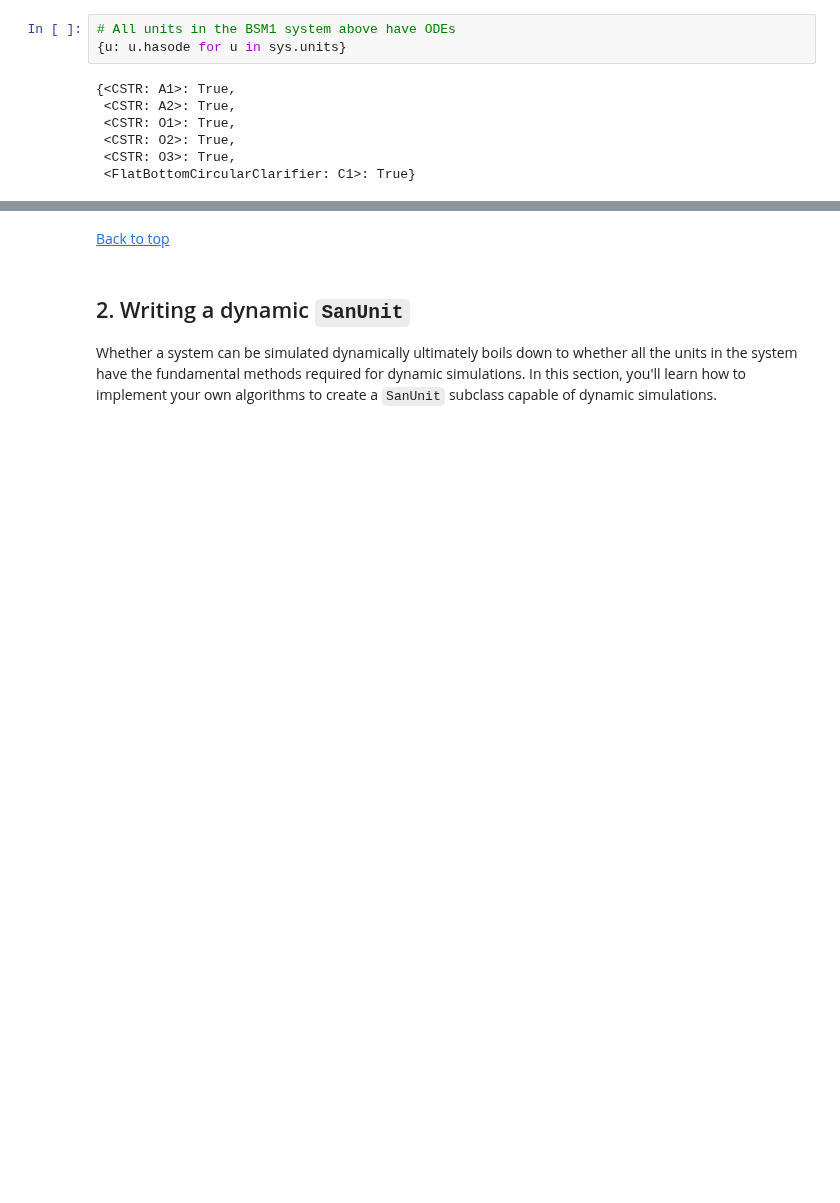
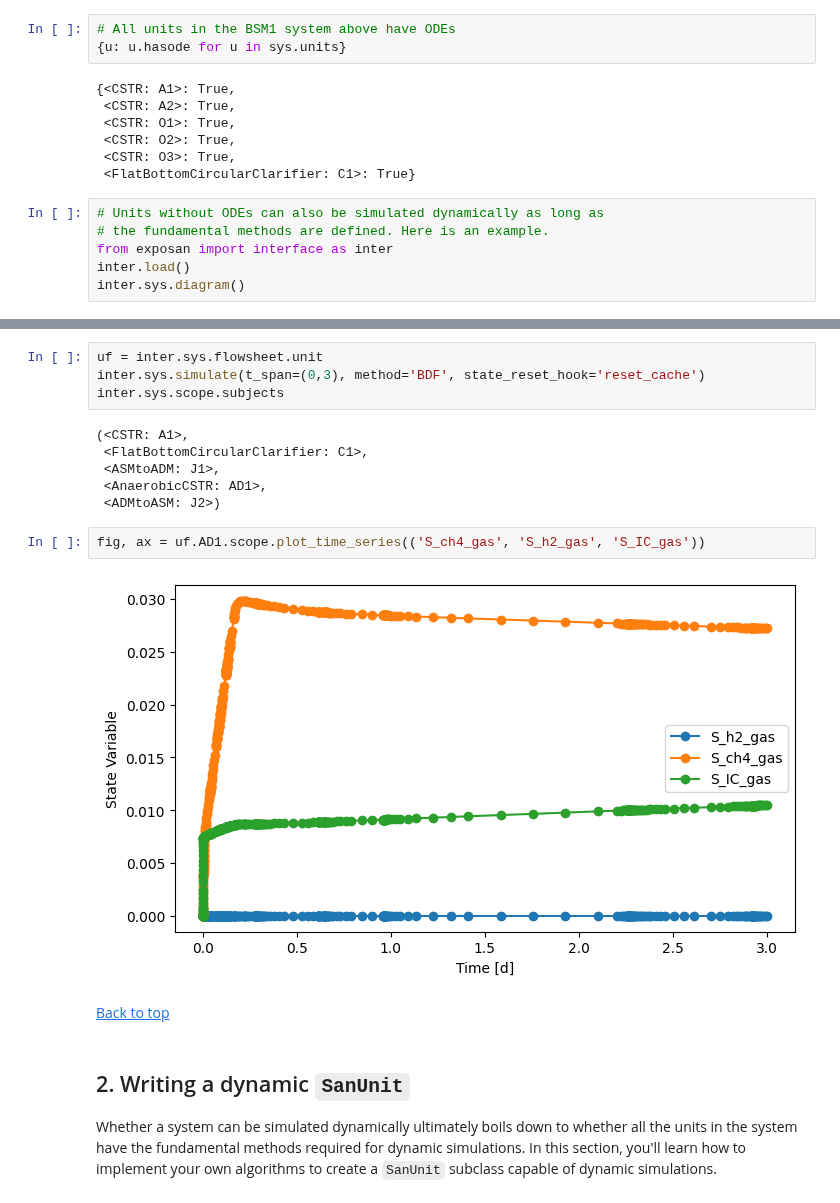
Before and after one commit to QSD-Group/QSDsan, a Jupyter notebook: docs/source/tutorials/11_Dynamic_Simulation.ipynb, the cells around one changed output, grey strips where cells are left out. Cells and saved outputs as stored; diff of their text form; blank space fills up the shorter version.

```diff
--- a/docs/source/tutorials/11_Dynamic_Simulation.ipynb
+++ b/docs/source/tutorials/11_Dynamic_Simulation.ipynb
@@ -246,3 +261,9 @@ It's ultimately the user's decision whether a system should be run dynamically.
  <CSTR: O2>: True,
  <CSTR: O3>: True,
  <FlatBottomCircularClarifier: C1>: True}
+# %%
+# Units without ODEs can also be simulated dynamically as long as
+# the fundamental methods are defined. Here is an example.
+from exposan import interface as inter
+inter.load()
+inter.sys.diagram()
@@ -249,3 +286,17 @@ It's ultimately the user's decision whether a system should be run dynamically.
+# %%
+uf = inter.sys.flowsheet.unit
+inter.sys.simulate(t_span=(0,3), method='BDF', state_reset_hook='reset_cache')
+inter.sys.scope.subjects
+# %% [output]
+(<CSTR: A1>,
+ <FlatBottomCircularClarifier: C1>,
+ <ASMtoADM: J1>,
+ <AnaerobicCSTR: AD1>,
+ <ADMtoASM: J2>)
+# %%
+fig, ax = uf.AD1.scope.plot_time_series(('S_ch4_gas', 'S_h2_gas', 'S_IC_gas'))
+# %% [output]
+[figure, added]
 # %% [markdown]
 [Back to top](#top)
 # %% [markdown]
```
Also changed, not shown: parts of 50 cells of this notebook, 27 other files.
